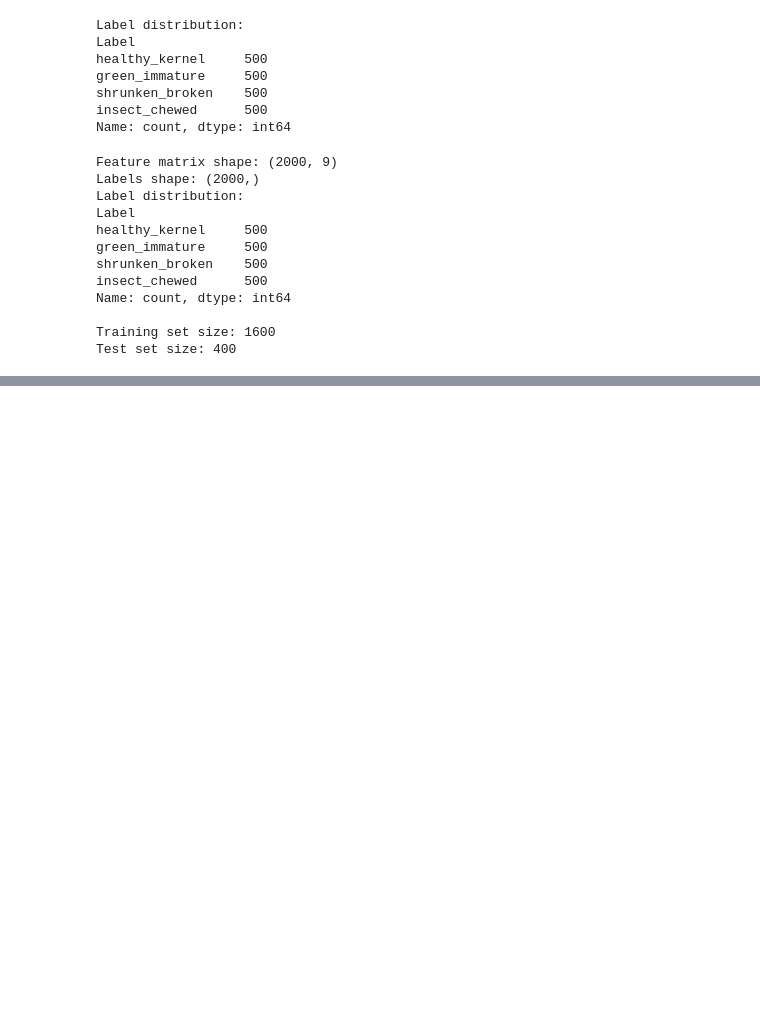
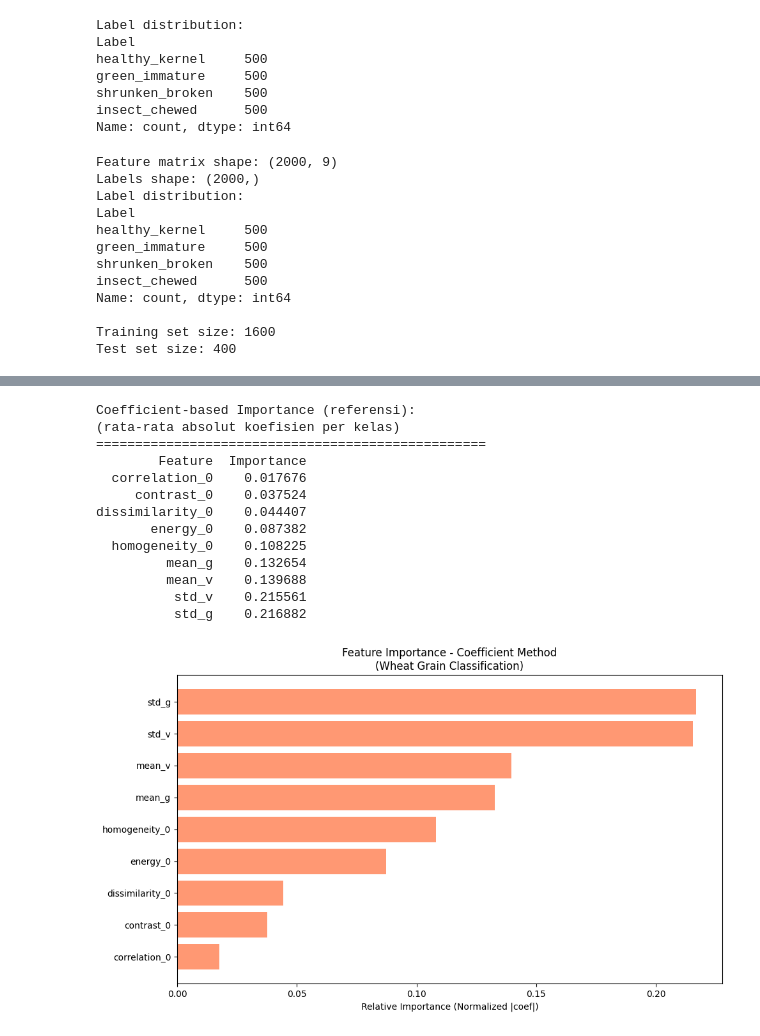
Before and after one commit to fahrezyman/wheat-classification, a Jupyter notebook: src/ASW_Wheat_Grain_Classifier.ipynb, the cells around one changed output, grey strips where cells are left out. Cells and saved outputs as stored; diff of their text form; code cells hidden in the pictures; blank space fills up the shorter version.

```diff
--- a/src/ASW_Wheat_Grain_Classifier.ipynb
+++ b/src/ASW_Wheat_Grain_Classifier.ipynb
@@ -377,0 +434,43 @@ plt.show()
+# %%
+# Sebagai perbandingan, tampilkan juga coef_-based importance
+print("\nCoefficient-based Importance (referensi):")
+print("(rata-rata absolut koefisien per kelas)")
+print("="*50)
+
+coef_importance = np.abs(clf_LinearSVC.coef_).mean(axis=0)
+coef_importance = coef_importance / coef_importance.sum()
+
+coef_importance_df = pd.DataFrame({
+    'Feature': feature_names,
+    'Importance': coef_importance
+}).sort_values('Importance', ascending=True)
+
+print(coef_importance_df.to_string(index=False))
+
+# Visualisasi
+plt.figure(figsize=(10, 6))
+plt.barh(
+    range(len(coef_importance_df)),
+    coef_importance_df['Importance'],
+    color='coral', alpha=0.8
+)
+plt.yticks(range(len(coef_importance_df)), coef_importance_df['Feature'])
+plt.xlabel('Relative Importance (Normalized |coef|)')
+plt.title('Feature Importance - Coefficient Method\n(Wheat Grain Classification)')
+plt.tight_layout()
+plt.show()
+# %% [output]
+Coefficient-based Importance (referensi):
+(rata-rata absolut koefisien per kelas)
+==================================================
+        Feature  Importance
+  correlation_0    0.017676
+     contrast_0    0.037524
+dissimilarity_0    0.044407
+       energy_0    0.087382
+  homogeneity_0    0.108225
+         mean_g    0.132654
+         mean_v    0.139688
+          std_v    0.215561
+          std_g    0.216882
+[figure, added]
```
Also changed, not shown: parts of 12 cells of this notebook.
